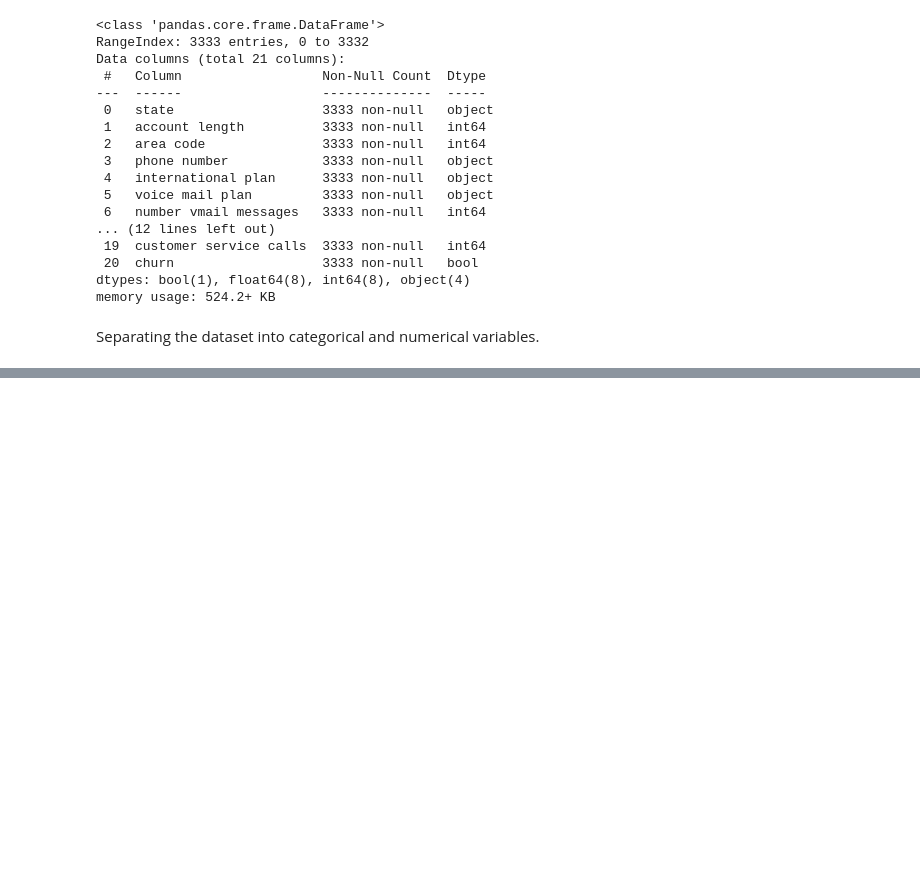
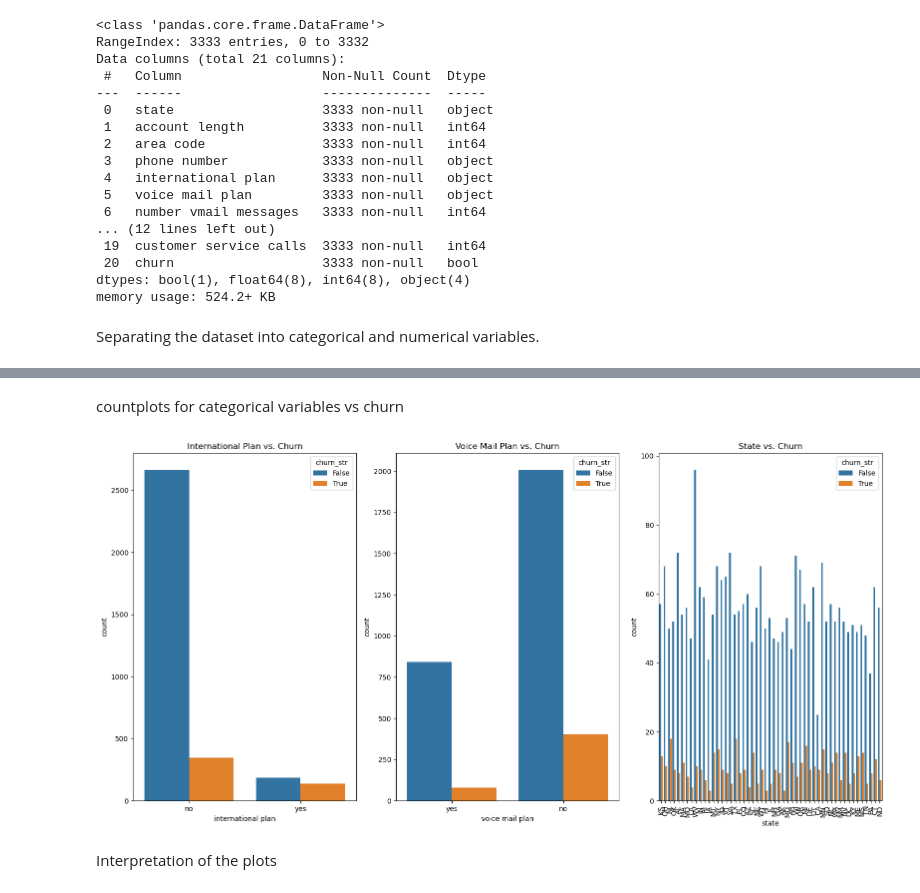
Before and after one commit to victoriamuinde07/Data-science-project-SyrialTel-project, a Jupyter notebook: index.ipynb, the cells around one changed output, grey strips where cells are left out. Cells and saved outputs as stored; diff of their text form; code cells hidden in the pictures; blank space fills up the shorter version.

```diff
--- a/index.ipynb
+++ b/index.ipynb
@@ -102,0 +304,29 @@ Separating the dataset into categorical and numerical variables.
+# %% [markdown]
+countplots for categorical variables vs churn
+# %%
+df['churn_str']  = df['churn'].astype(str)
+# Set up the figure size
+plt.figure(figsize=(16, 8))
+
+# Count plot for International Plan vs. Churn
+plt.subplot(1, 3, 1)
+sns.countplot(data=df, x='international plan', hue='churn_str')
+plt.title('International Plan vs. Churn')
+
+# Count plot for Voice Mail Plan vs. Churn
+plt.subplot(1, 3, 2)
+sns.countplot(data=df, x='voice mail plan', hue='churn_str')
+plt.title('Voice Mail Plan vs. Churn')
+
+# Count plot for State vs. Churn (rotated x-axis labels for better readability)
+plt.subplot(1, 3, 3)
+sns.countplot(data=df, x='state', hue='churn_str')
+plt.title('State vs. Churn')
+plt.xticks(rotation=90)
+
+plt.tight_layout()
+plt.show()
+# %% [output]
+[figure, added]
+# %% [markdown]
+Interpretation of the plots
```
Also changed, not shown: parts of 38 cells of this notebook.
